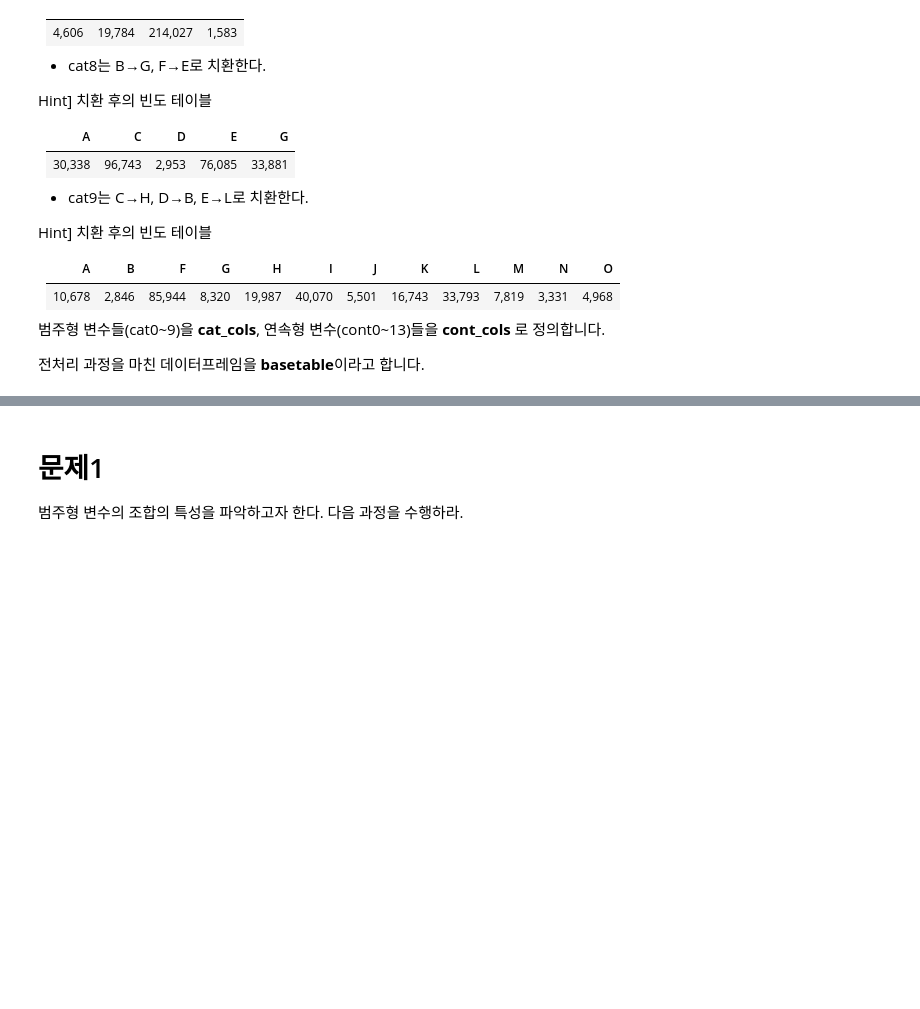
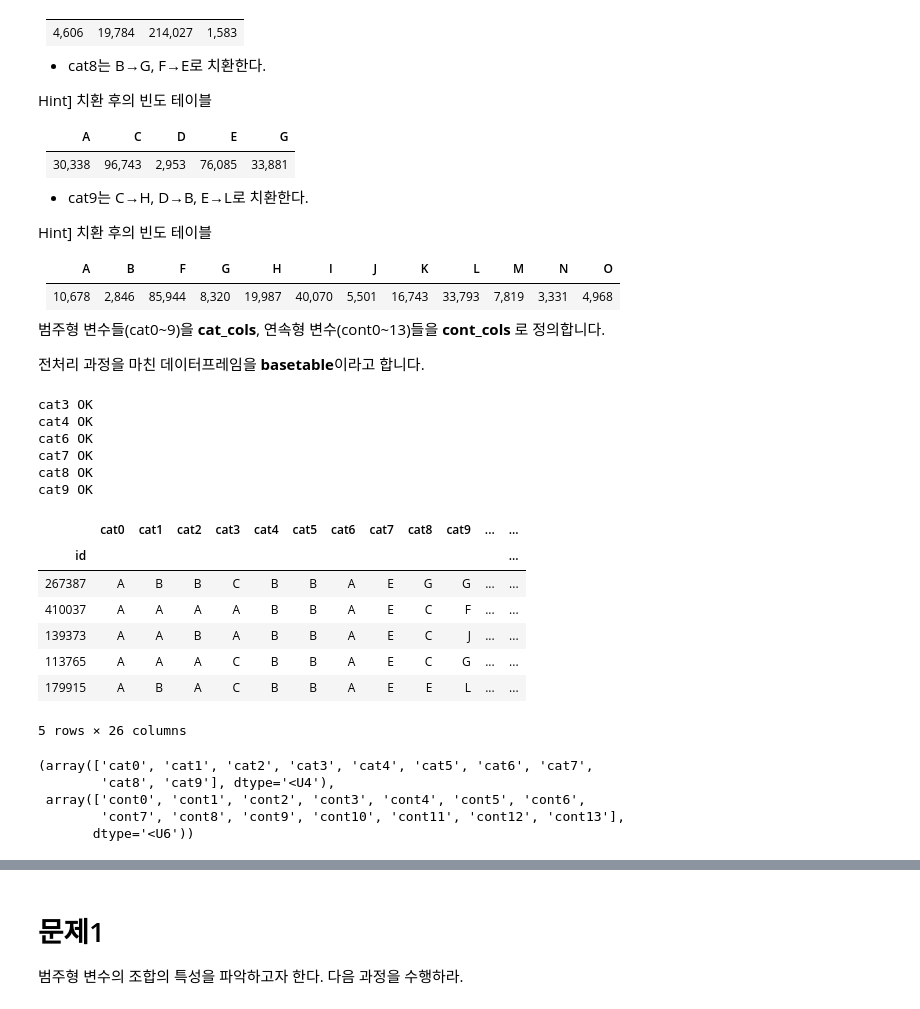
Before and after one commit to sunkusun9/DS_lv3_2503_2, a Jupyter notebook: sec_ds_lv3_prob2_prob.ipynb, the cells around one changed output, grey strips where cells are left out. Drawn from its saved outputs; the diff is of its cells as text; code cells hidden in the pictures; blank space fills up the shorter version.

```diff
--- a/sec_ds_lv3_prob2_prob.ipynb
+++ b/sec_ds_lv3_prob2_prob.ipynb
@@ -148,8 +186,9 @@ Hint] 치환 후의 빈도 테이블
 
 전처리 과정을 마친 데이터프레임을 **basetable**이라고 합니다.
 # %%
-# 반복적 구조를 지닌 과정입니다.
-# 가변 요소를 튜플로 정리하여 리스트로 만듭니다.
+# 'cat3', {'B': 'C'}
+# A	C	D
+# 83,634	147,361	9,005
 repl_list = [
     ('cat3', {'B': 'C'}, [83634, 147361, 9005]),
     ('cat4', {'A': 'B', 'D': 'B'}, [239397, 603]),
@@ -158,3 +197,39 @@ repl_list = [
     ('cat8', {'B': 'G', 'F': 'E'}, [30338, 96743, 2953, 76085, 33881]),
     ('cat9', {'C': 'H', 'D': 'B', 'E': 'L'}, [10678, 2846, 85944, 8320, 19987, 40070, 5501, 16743, 33793, 7819, 3331, 4968])
 ]
+for c, d, cnt in repl_list:
+    s_repl = df_train[c].replace(d)
+    s_vcnt = s_repl.value_counts().sort_index()
+    if (len(s_vcnt) == len(cnt)) and (s_vcnt == cnt).all():
+        df_train[c] = s_repl
+        print(c, 'OK')
+    else:
+        print(c, d, s_vcnt)
+        break
+# %% [output]
+cat3 OK
+cat4 OK
+cat6 OK
+cat7 OK
+cat8 OK
+cat9 OK
+# %%
+cat_cols = ['cat{}'.format(i) for i in range(10)]
+cont_cols = ['cont{}'.format(i) for i in range(14)]
+df_basetable = df_train.copy()
+display(df_basetable.head())
+np.array(cat_cols), np.array(cont_cols)
+# %% [output]
+|  | cat0 | cat1 | cat2 | cat3 | cat4 | cat5 | cat6 | cat7 | cat8 | cat9 | ... | ... |
+| id |  |  |  |  |  |  |  |  |  |  |  | ... |
+| 267387 | A | B | B | C | B | B | A | E | G | G | ... | ... |
+| 410037 | A | A | A | A | B | B | A | E | C | F | ... | ... |
+| 139373 | A | A | B | A | B | B | A | E | C | J | ... | ... |
+| 113765 | A | A | A | C | B | B | A | E | C | G | ... | ... |
+| 179915 | A | B | A | C | B | B | A | E | E | L | ... | ... |
+5 rows × 26 columns
+(array(['cat0', 'cat1', 'cat2', 'cat3', 'cat4', 'cat5', 'cat6', 'cat7',
+        'cat8', 'cat9'], dtype='<U4'),
+ array(['cont0', 'cont1', 'cont2', 'cont3', 'cont4', 'cont5', 'cont6',
+        'cont7', 'cont8', 'cont9', 'cont10', 'cont11', 'cont12', 'cont13'],
+       dtype='<U6'))
```
Also changed, not shown: parts of 18 cells of this notebook.
